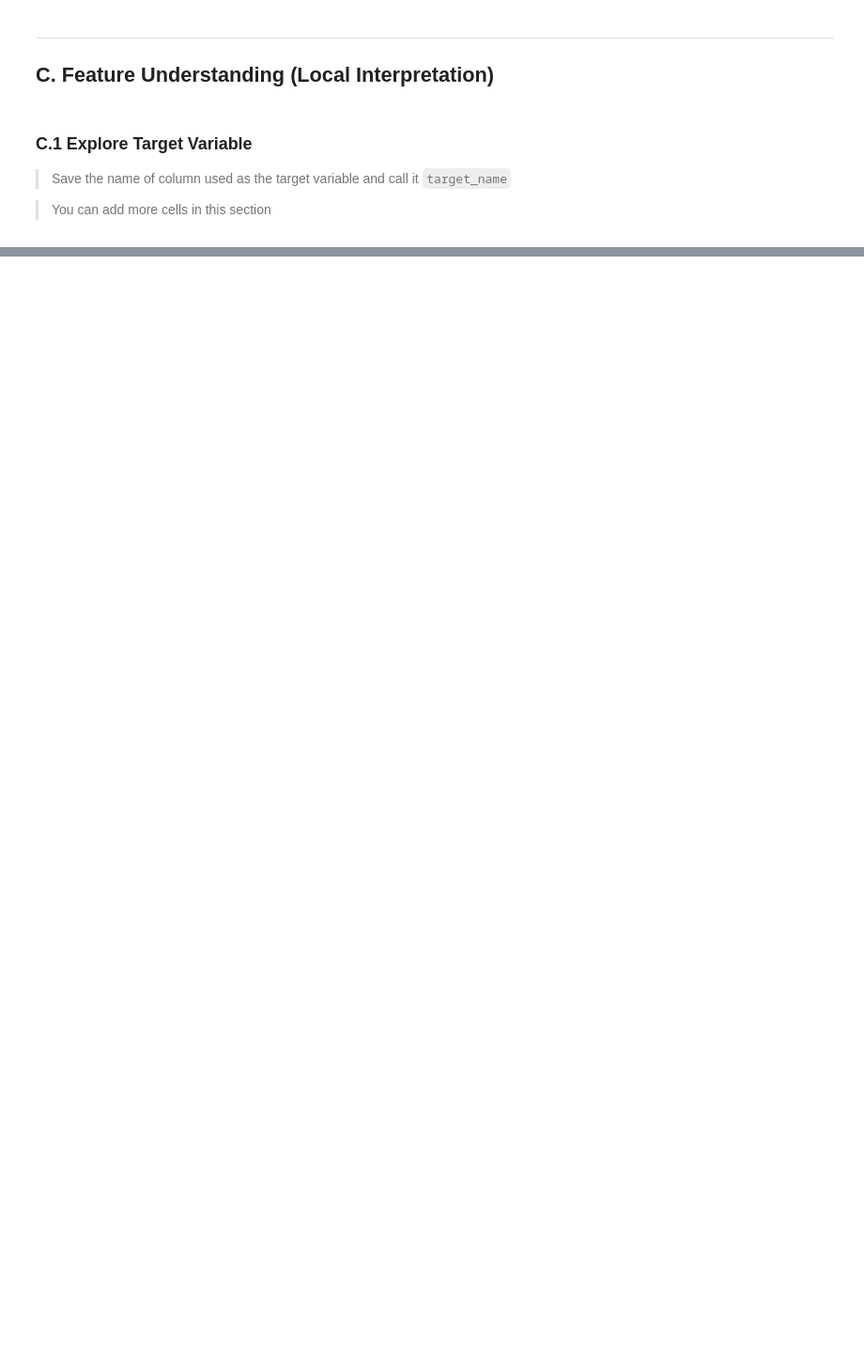
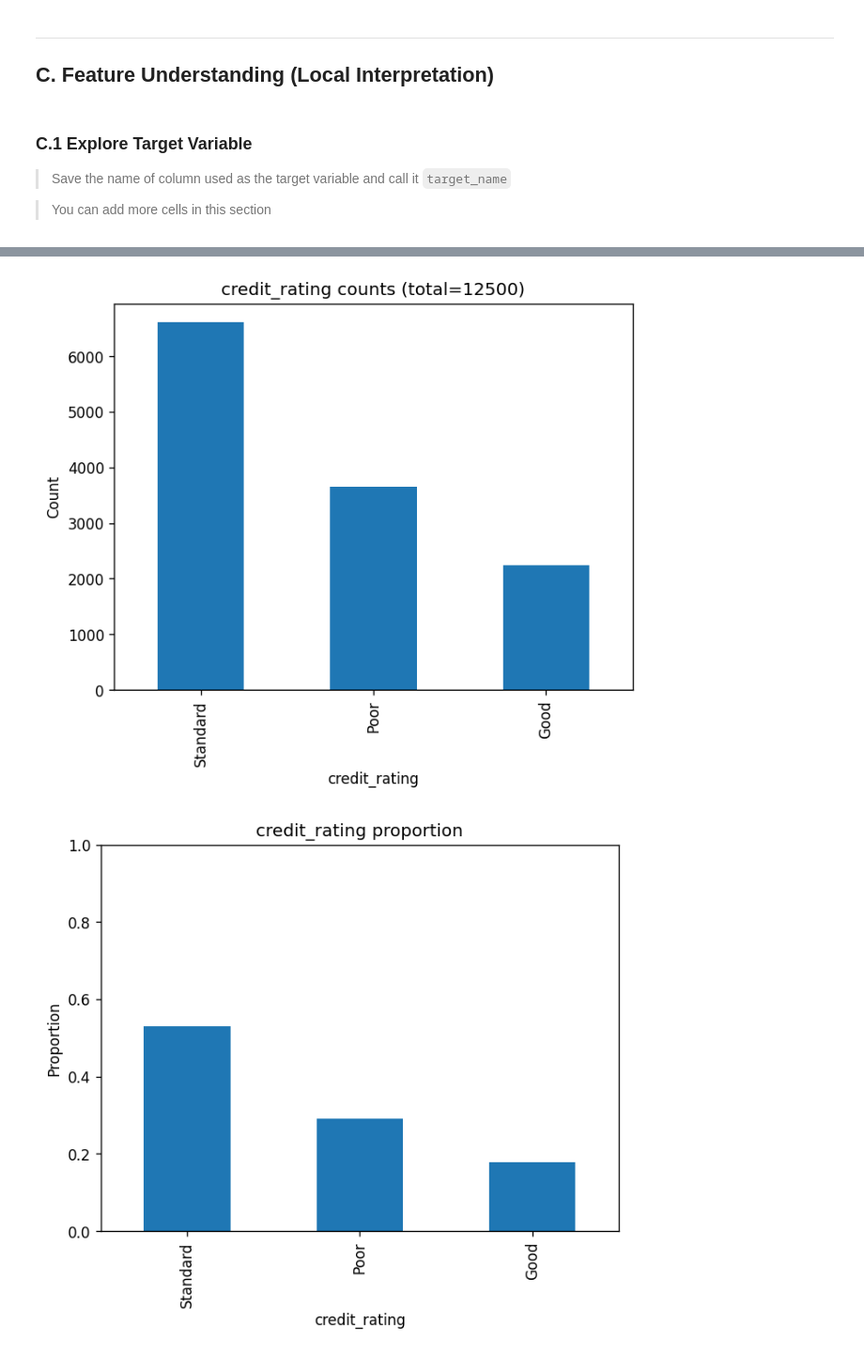
Before and after one commit to Rainbow6174/ClassificationModels-CreditRatingClassification-36106-AT2, a Jupyter notebook: 36106-25SP-AT2-student_id-a-EDA.ipynb, the cells around one changed output, grey strips where cells are left out. Shown at 94% size. Cells and saved outputs as stored; diff of their text form; code cells hidden in the pictures; blank space fills up the shorter version.

```diff
--- a/36106-25SP-AT2-student_id-a-EDA.ipynb
+++ b/36106-25SP-AT2-student_id-a-EDA.ipynb
@@ -83,2 +260,25 @@ target_name = ''
+# %%
+# 确保图表清晰 / Make plots sharper
+plt.rcParams["figure.dpi"] = 120
+# %%
+# 1) Target counts
+plt.figure()
+df[target_name].value_counts().plot(kind="bar")
+plt.title(f"{target_name} counts (total={len(df)})")
+plt.ylabel("Count")
+plt.xlabel(target_name)
+plt.show()
+
+
+# 2) Target Proportion
+plt.figure()
+(df[target_name].value_counts(normalize=True)).plot(kind="bar")
+plt.title(f"{target_name} proportion")
+plt.ylabel("Proportion")
+plt.ylim(0,1)
+plt.show()
+# %% [output]
+[figure, added]
+[figure, added]
 # %%
 # <Student to fill this section and then remove this comment>
```
Also changed, not shown: parts of 68 cells of this notebook, 1 other file.
